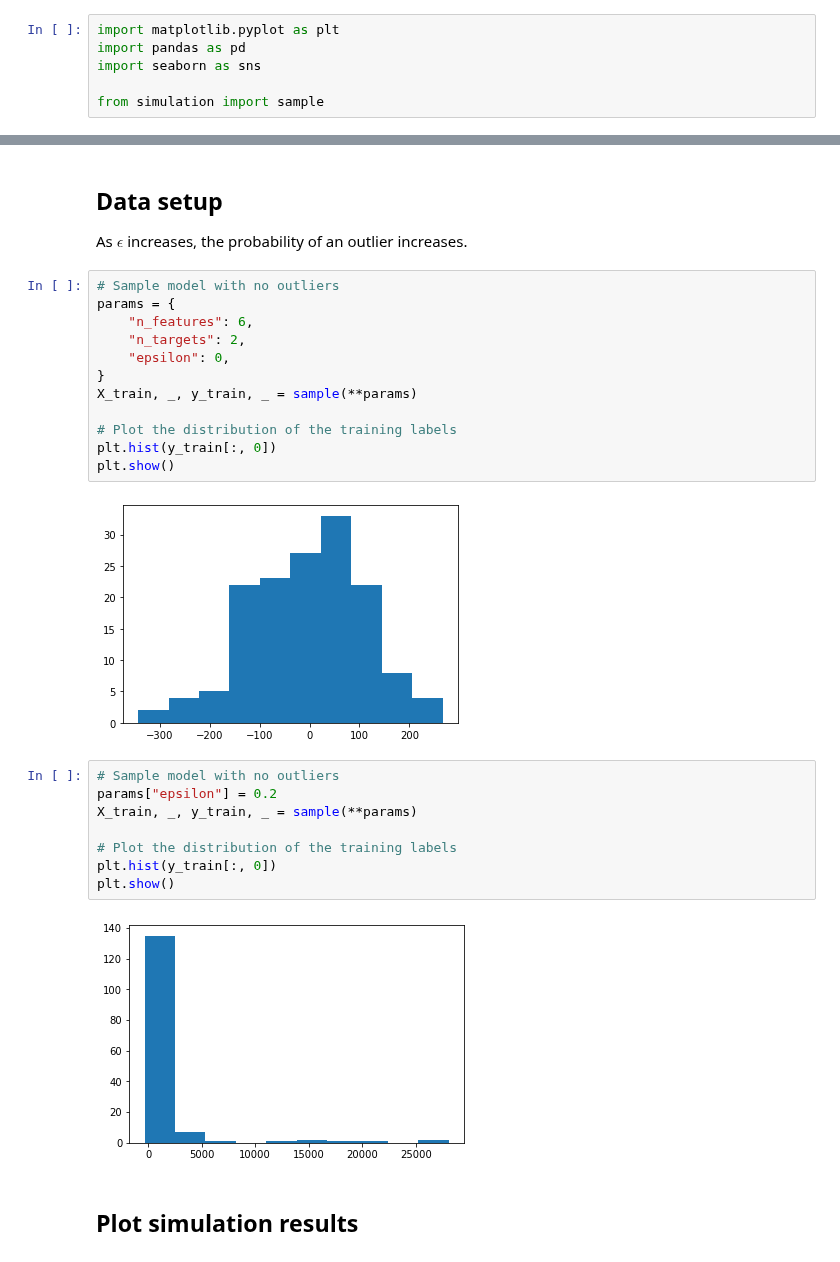
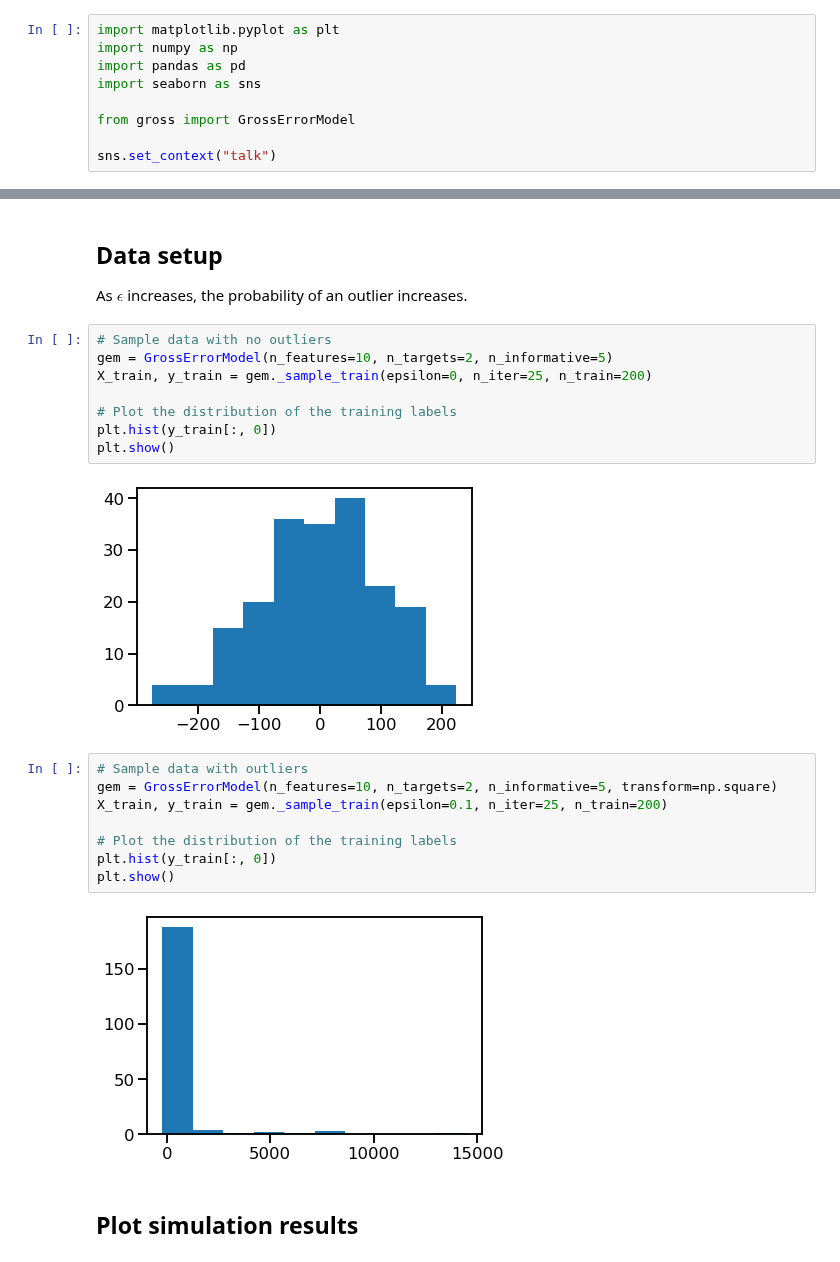
Before and after one commit to NeuroDataDesign/tealeaf, a Jupyter notebook: vivek/simulations/vg_sklearn_splitters_6_11_2019.ipynb, the cells around one changed output, grey strips where cells are left out. Cells and saved outputs as stored; diff of their text form.

Commit message:
Added new plots

```diff
--- a/vivek/simulations/vg_sklearn_splitters_6_11_2019.ipynb
+++ b/vivek/simulations/vg_sklearn_splitters_6_11_2019.ipynb
@@ -45,9 +1,12 @@ Jointly sample 150 samples from the gross error model. Train forests with both s
 # %%
 import matplotlib.pyplot as plt
+import numpy as np
 import pandas as pd
 import seaborn as sns
 
-from simulation import sample
+from gross import GrossErrorModel
+
+sns.set_context("talk")
 # %%
 %load_ext autoreload
 %autoreload 2
@@ -56,29 +15,25 @@ from simulation import sample
 
 As $\epsilon$ increases, the probability of an outlier increases.
 # %%
-# Sample model with no outliers
-params = {
-    "n_features": 6,
-    "n_targets": 2,
-    "epsilon": 0,
-}
-X_train, _, y_train, _ = sample(**params)
+# Sample data with no outliers
+gem = GrossErrorModel(n_features=10, n_targets=2, n_informative=5)
+X_train, y_train = gem._sample_train(epsilon=0, n_iter=25, n_train=200)
 
 # Plot the distribution of the training labels
 plt.hist(y_train[:, 0])
 plt.show()
 # %% [output]
-[figure, old version]
+[figure, new version]
 # %%
-# Sample model with no outliers
-params["epsilon"] = 0.2
-X_train, _, y_train, _ = sample(**params)
+# Sample data with outliers
+gem = GrossErrorModel(n_features=10, n_targets=2, n_informative=5, transform=np.square)
+X_train, y_train = gem._sample_train(epsilon=0.1, n_iter=25, n_train=200)
 
 # Plot the distribution of the training labels
 plt.hist(y_train[:, 0])
 plt.show()
 # %% [output]
-[figure, old version]
+[figure, new version]
 # %% [markdown]
 ## Plot simulation results
 # %%
```
Also changed, not shown: parts of 5 cells of this notebook.
